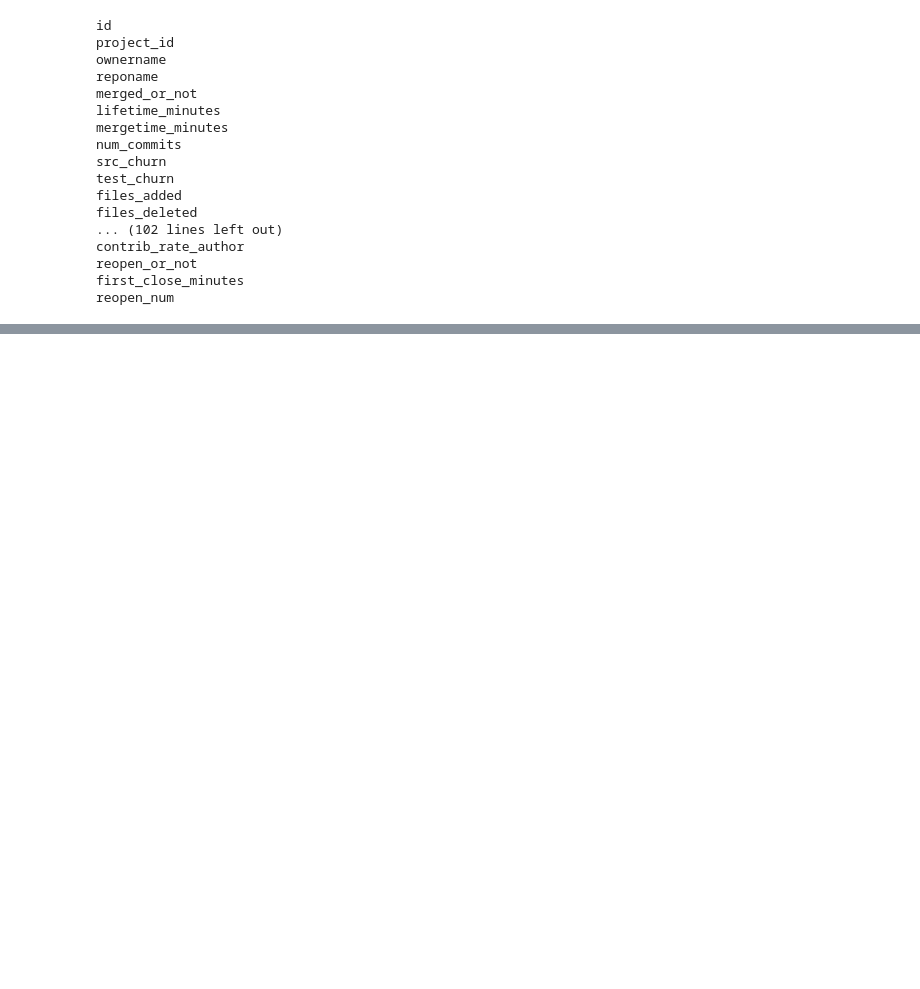
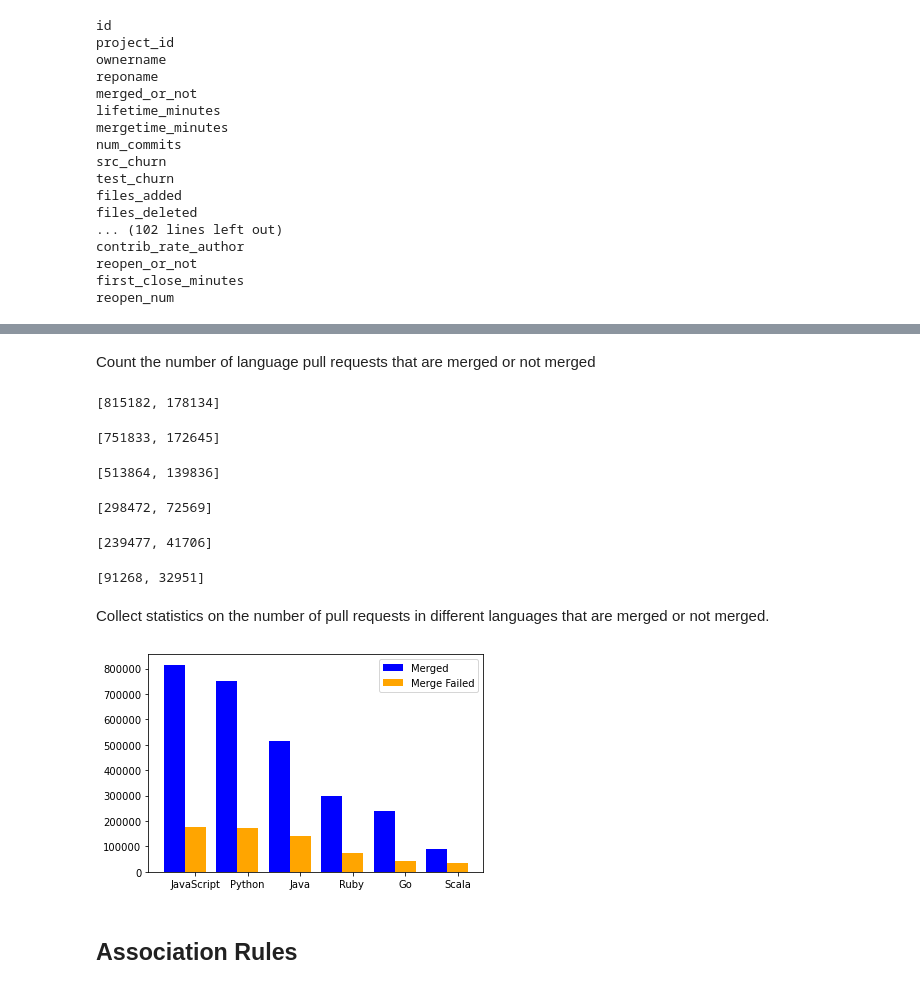
Before and after one commit to vitaminvaf/MSc-Project, a Jupyter notebook: Source code/Data analysis.ipynb, the cells around one changed output, grey strips where cells are left out. Drawn from its saved outputs; the diff is of its cells as text; code cells hidden in the pictures; blank space fills up the shorter version.

```diff
--- a/Source code/Data analysis.ipynb
+++ b/Source code/Data analysis.ipynb
@@ -74,0 +195,56 @@ Project_data[Project_data['project_id']==13708387]
+# %% [markdown]
+Count the number of language pull requests that are merged or not merged
+# %%
+JavaScript = program_language_merge[program_language_merge['language']=='JavaScript']
+JavaScript_merge=JavaScript['merged_or_not'].value_counts().tolist()
+JavaScript_merge
+# %% [output]
+[815182, 178134]
+# %%
+Python = program_language_merge[program_language_merge['language']=='Python']
+Python_merge=Python['merged_or_not'].value_counts().tolist()
+Python_merge
+# %% [output]
+[751833, 172645]
+# %%
+Java = program_language_merge[program_language_merge['language']=='Java']
+Java_merge=Java['merged_or_not'].value_counts().tolist()
+Java_merge
+# %% [output]
+[513864, 139836]
+# %%
+Ruby = program_language_merge[program_language_merge['language']=='Ruby']
+Ruby_merge=Ruby['merged_or_not'].value_counts().tolist()
+Ruby_merge
+# %% [output]
+[298472, 72569]
+# %%
+Go = program_language_merge[program_language_merge['language']=='Go']
+Go_merge=Go['merged_or_not'].value_counts().tolist()
+Go_merge
+# %% [output]
+[239477, 41706]
+# %%
+Scala = program_language_merge[program_language_merge['language']=='Scala']
+Scala_merge=Scala['merged_or_not'].value_counts().tolist()
+Scala_merge
+# %% [output]
+[91268, 32951]
+# %% [markdown]
+Collect statistics on the number of pull requests in different languages that are merged or not merged.
+# %%
+merge = [815182,751833,513864,298472,239477,91268]
+not_merge = [178134,172645,139836,72569,41706,32951]
+x = list(range(len(merge)))
+total_width,n = 0.8,2
+width = total_width/n
+plt.bar(x,merge,width=width,label='Merged',fc = 'b')
+for i in range(len(x)):
+    x[i]=x[i]+width
+plt.bar(x,not_merge,width=width,label='Merge Failed',tick_label = language,fc = 'orange')
+plt.legend()
+plt.show()
+# %% [output]
+[figure, added]
+# %% [markdown]
+## Association Rules
```
Also changed, not shown: parts of 29 cells of this notebook.
